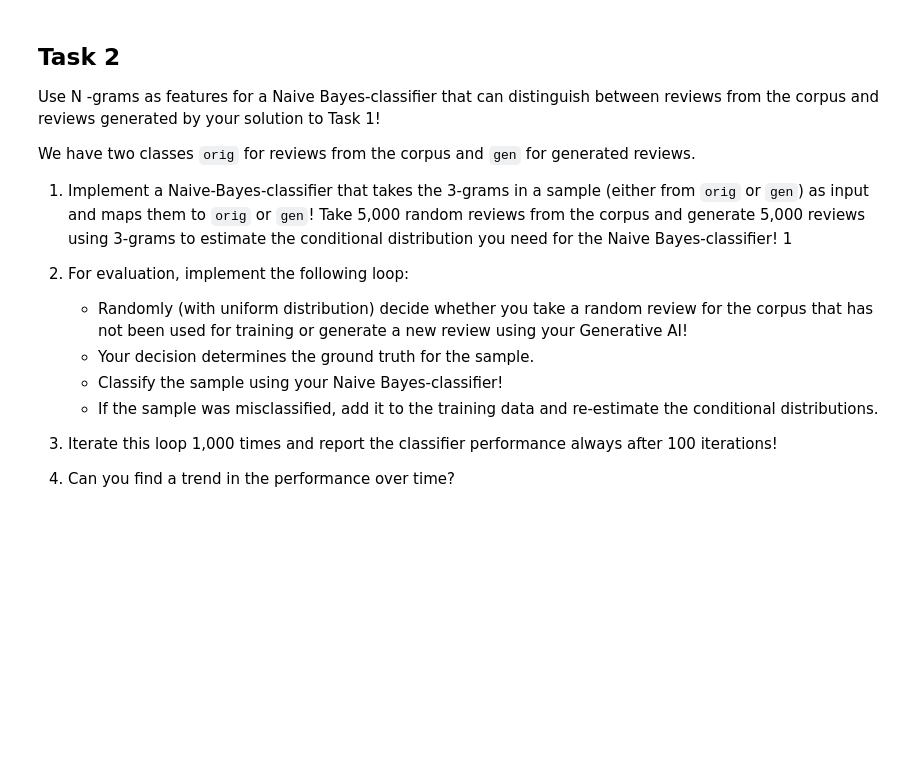
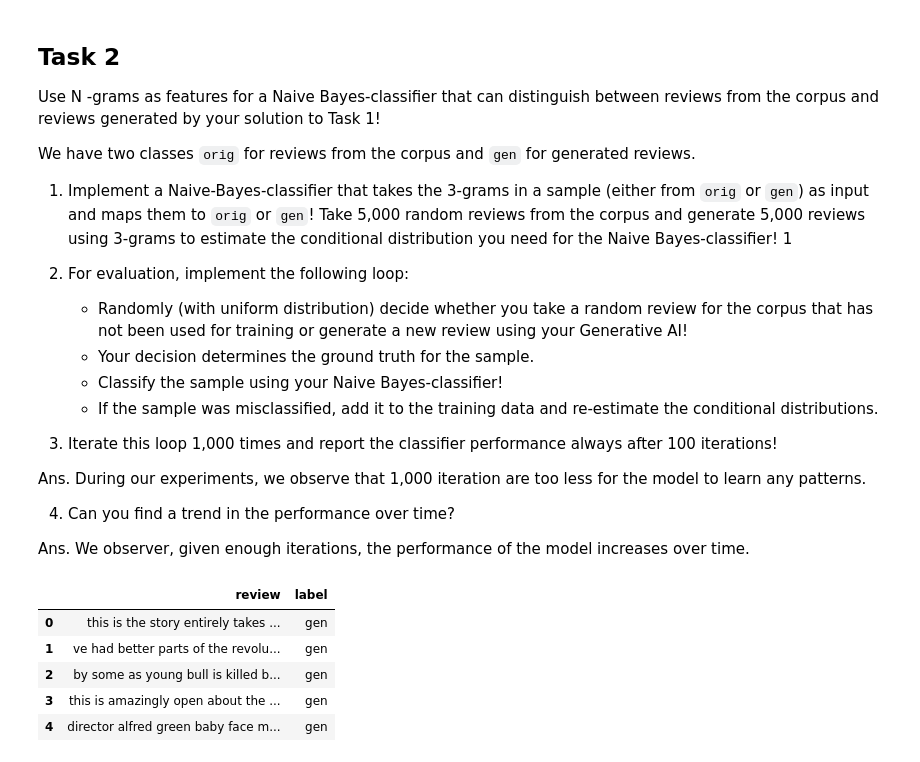
Before and after one commit to abdulrahim2002/nle2, a Jupyter notebook: task2.ipynb, the cells around one changed output. Cells and saved outputs as stored; diff of their text form; code cells hidden in the pictures; blank space fills up the shorter version.

```diff
--- a/task2.ipynb
+++ b/task2.ipynb
@@ -25,4 +25,31 @@ reviews.
 
 3. Iterate this loop 1,000 times and report the classifier performance always after 100 iterations!
 
+Ans. During our experiments, we observe that 1,000 iteration are too less for the model to learn
+    any patterns.
+
 4. Can you find a trend in the performance over time?
+
+Ans. We observer, given enough iterations, the performance of the model increases over time.
+# %%
+import pandas as pd
+
+imdb_reviews = pd.read_csv("imdb_reviews.csv")[:5000]
+artificial_reviews = pd.read_csv("artificial_reviews.csv")
+
+# unseen reviews. Used for online training
+imdb_unseen  = pd.read_csv("imdb_reviews.csv")[5000:]
+# %%
+# apply labels on original and generated data
+imdb_reviews["label"] = "orig"
+artificial_reviews["label"] = "gen"
+# %%
+artificial_reviews = artificial_reviews.rename(columns={"artificial_reviews": "review"})
+artificial_reviews.head()
+# %% [output]
+|  | review | label |
+| 0 | this is the story entirely takes ... | gen |
+| 1 | ve had better parts of the revolu... | gen |
+| 2 | by some as young bull is killed b... | gen |
+| 3 | this is amazingly open about the ... | gen |
+| 4 | director alfred green baby face m... | gen |
```
Also changed, not shown: parts of 8 cells of this notebook, 1 other file.
